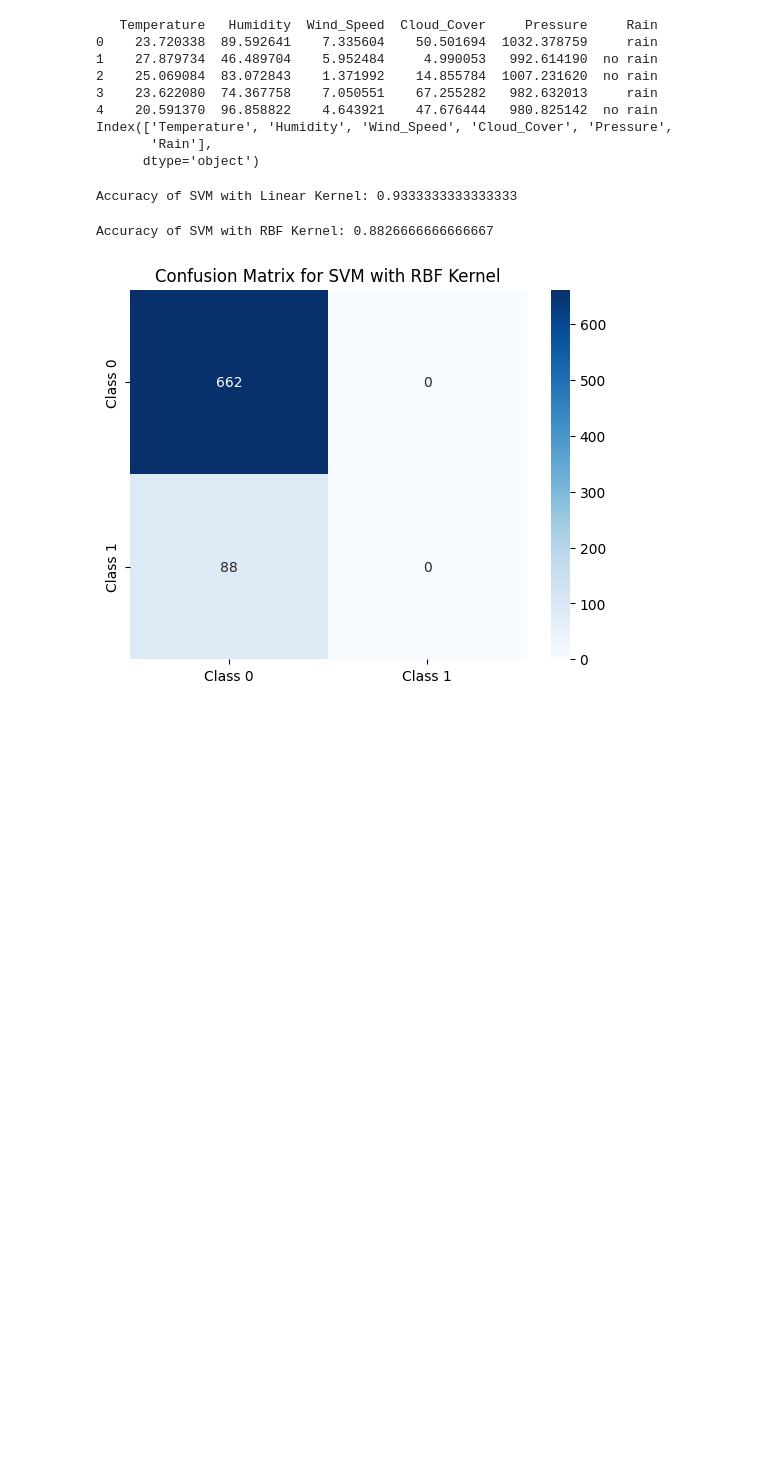
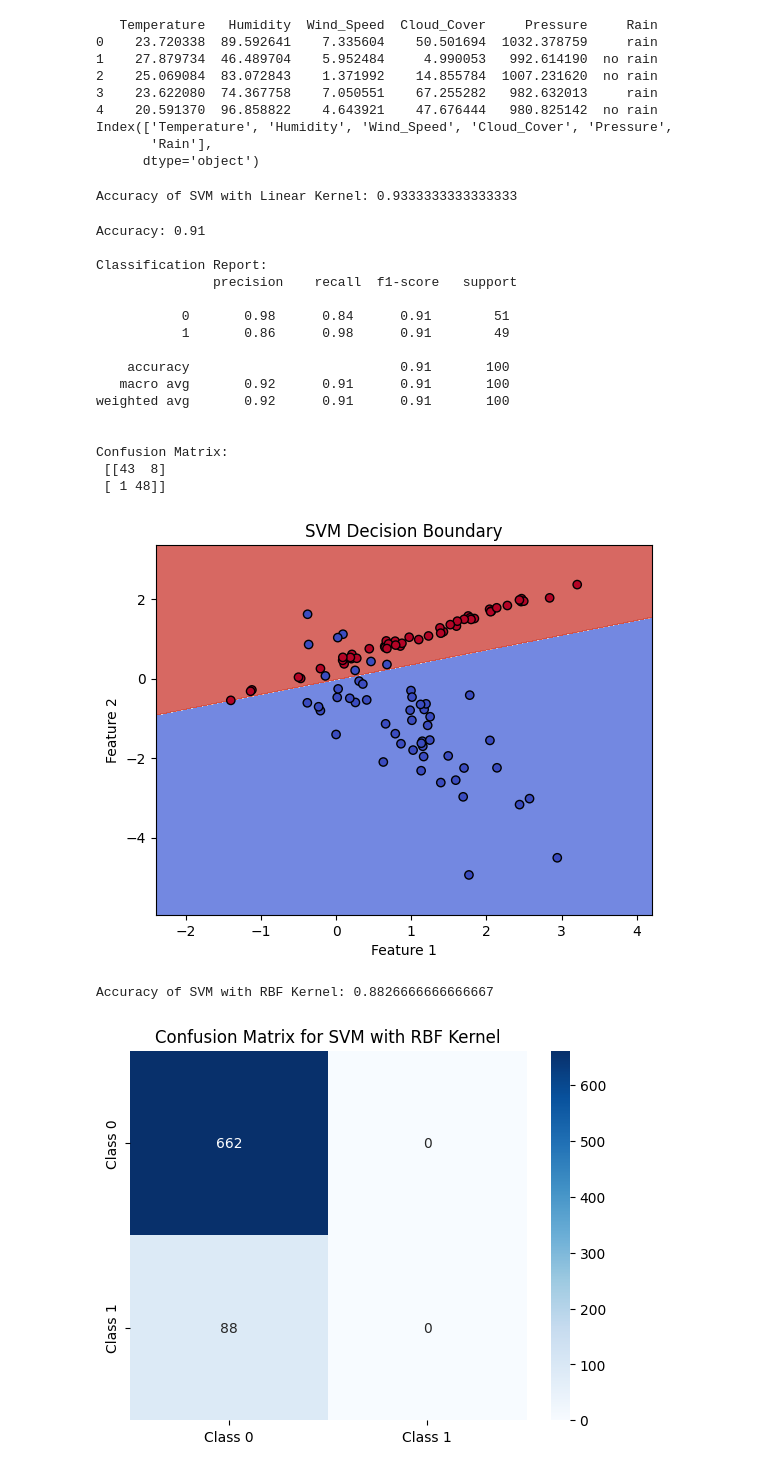
Before and after one commit to 2303A52222/AIML, a Jupyter notebook: 2303A52222_LAB_EXAM.ipynb, the cells around one changed output. Drawn from its saved outputs; the diff is of its cells as text; code cells hidden in the pictures; blank space fills up the shorter version.

```diff
--- a/2303A52222_LAB_EXAM.ipynb
+++ b/2303A52222_LAB_EXAM.ipynb
@@ -59,6 +59,56 @@ accuracy_linear = accuracy_score(y_test, y_pred_linear)
 print(f"Accuracy of SVM with Linear Kernel: {accuracy_linear}")
 # %% [output]
 Accuracy of SVM with Linear Kernel: 0.9333333333333333
+# %%
+X, y = make_classification(n_samples=500, n_features=2, n_informative=2,
+                           n_redundant=0, n_clusters_per_class=1, random_state=42)
+
+X_train, X_test, y_train, y_test = train_test_split(X, y, test_size=0.2, random_state=42)
+
+svm_model = SVC(kernel='linear', random_state=42)
+
+svm_model.fit(X_train, y_train)
+
+y_pred = svm_model.predict(X_test)
+
+print("Accuracy:", accuracy_score(y_test, y_pred))
+print("\nClassification Report:\n", classification_report(y_test, y_pred))
+print("\nConfusion Matrix:\n", confusion_matrix(y_test, y_pred))
+
+def plot_decision_boundary(X, y, model):
+    x_min, x_max = X[:, 0].min() - 1, X[:, 0].max() + 1
+    y_min, y_max = X[:, 1].min() - 1, X[:, 1].max() + 1
+    xx, yy = np.meshgrid(np.arange(x_min, x_max, 0.01),
+                         np.arange(y_min, y_max, 0.01))
+
+    Z = model.predict(np.c_[xx.ravel(), yy.ravel()])
+    Z = Z.reshape(xx.shape)
+    plt.contourf(xx, yy, Z, alpha=0.8, cmap=plt.cm.coolwarm)
+    plt.scatter(X[:, 0], X[:, 1], c=y, edgecolor='k', cmap=plt.cm.coolwarm)
+    plt.title("SVM Decision Boundary")
+    plt.xlabel("Feature 1")
+    plt.ylabel("Feature 2")
+    plt.show()
+
+plot_decision_boundary(X_test, y_test, svm_model)
+# %% [output]
+Accuracy: 0.91
+
+Classification Report:
+               precision    recall  f1-score   support
+
+           0       0.98      0.84      0.91        51
+           1       0.86      0.98      0.91        49
+
+    accuracy                           0.91       100
+   macro avg       0.92      0.91      0.91       100
+weighted avg       0.92      0.91      0.91       100
+
+
+Confusion Matrix:
+ [[43  8]
+ [ 1 48]]
+[figure, added]
 # %%
 X_train, X_test, y_train, y_test = train_test_split(X, y, test_size=0.3, random_state=42)
 
```
